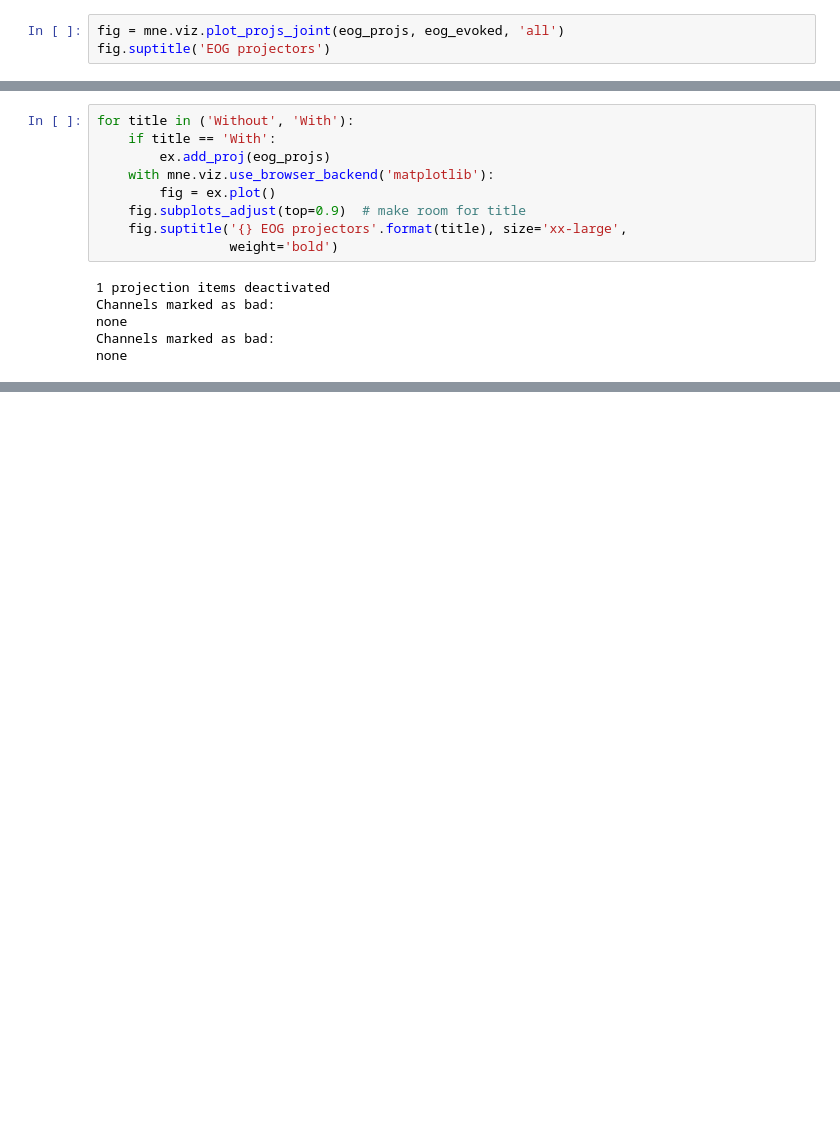
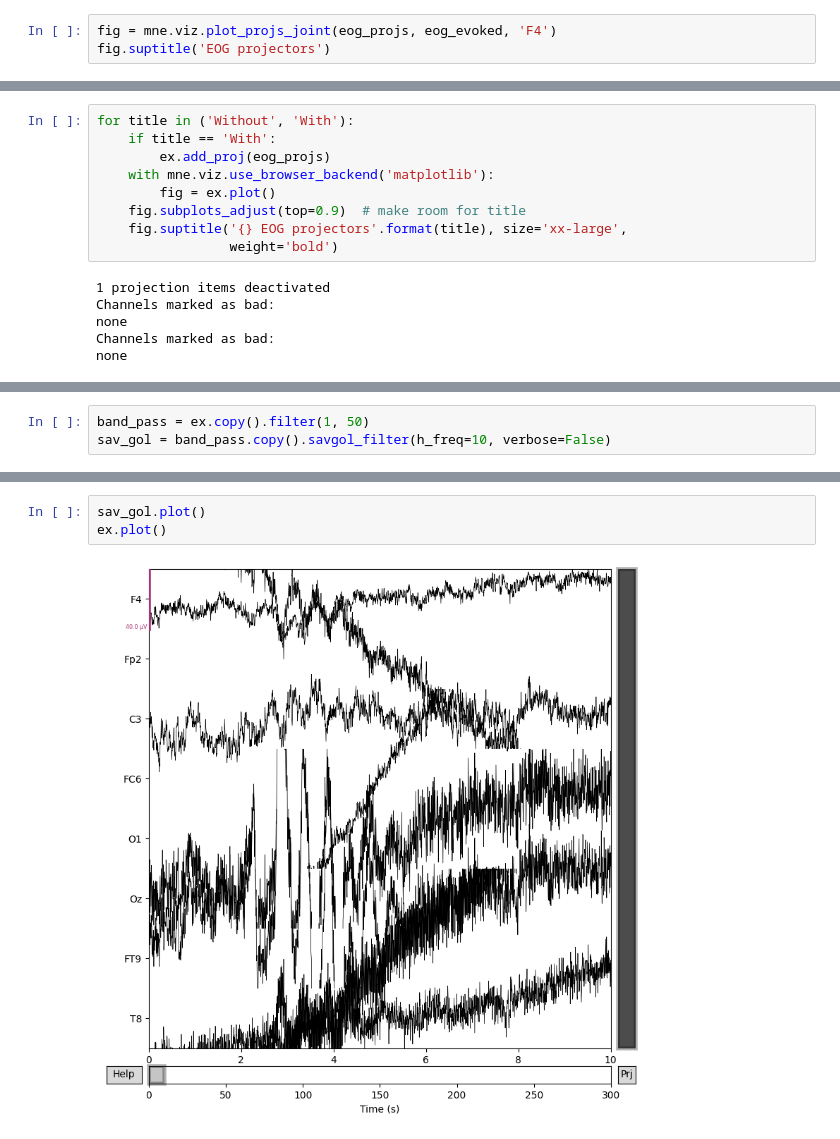
Before and after one commit to idamand/stress_detection_EEG, a Jupyter notebook: main.ipynb, the cells around one changed output, grey strips where cells are left out. Drawn from its saved outputs; the diff is of its cells as text; blank space fills up the shorter version.

```diff
--- a/main.ipynb
+++ b/main.ipynb
@@ -154,5 +155,5 @@ mne.viz.plot_projs_topomap(eog_projs, info=ex.info)
 # %%
-fig = mne.viz.plot_projs_joint(eog_projs, eog_evoked, 'all')
+fig = mne.viz.plot_projs_joint(eog_projs, eog_evoked, 'F4')
 fig.suptitle('EOG projectors')
 # %% [output]
 1 projection items deactivated
@@ -208,0 +305,3 @@ for j in range(num_runs*num_sessions):
+# %%
+band_pass = ex.copy().filter(1, 50)
+sav_gol = band_pass.copy().savgol_filter(h_freq=10, verbose=False)
@@ -208,0 +328,5 @@ for j in range(num_runs*num_sessions):
+# %%
+sav_gol.plot()
+ex.plot()
+# %% [output]
+[figure, added]
```
Also changed, not shown: parts of 11 cells of this notebook, 5 other files.
